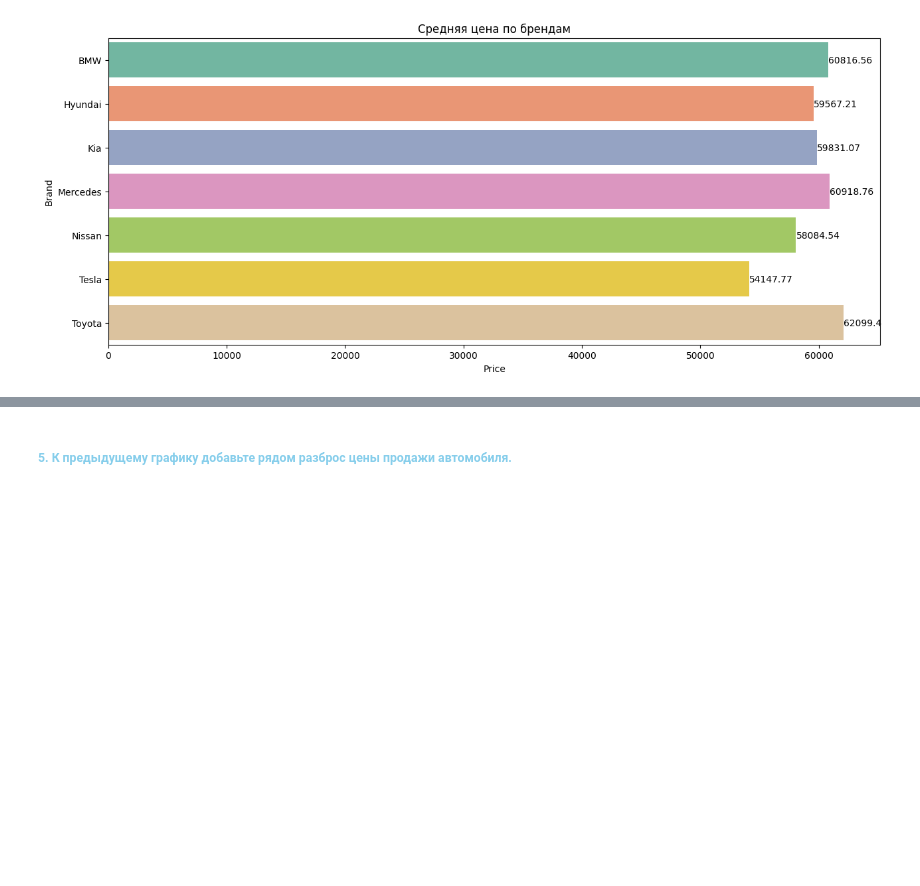
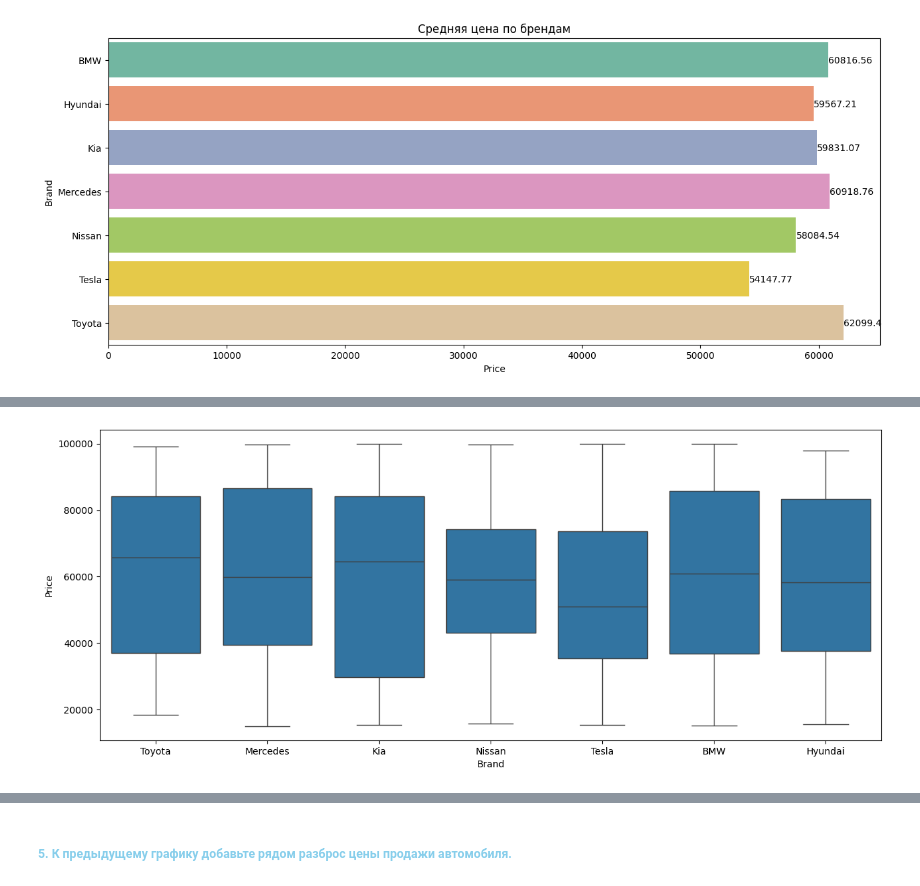
Before and after one commit to gggvitalii90/python_analytics_ich_120925, a Jupyter notebook: notebooks/Python for DA_L24_1-for_students.ipynb, the cells around one changed output, grey strips where cells are left out. Drawn from its saved outputs; the diff is of its cells as text; code cells hidden in the pictures; blank space fills up the shorter version.

```diff
--- a/notebooks/Python for DA_L24_1-for_students.ipynb
+++ b/notebooks/Python for DA_L24_1-for_students.ipynb
@@ -585,3 +585,6 @@ Passing `palette` without assigning `hue` is deprecated and will be removed in v
 
   sns.barplot(y = 'Brand', x = 'Price', data = price_by_brend, palette = 'Set2', orient = 'h')
 [figure]
+# %%
+price_by_brend_1 = pd.merge(sales, cars, on = 'Car_ID')
+price_by_brend_1
@@ -587,0 +605,7 @@ Passing `palette` without assigning `hue` is deprecated and will be removed in v
+# %%
+plt.figure(figsize = (15, 6))
+sns.boxplot(y = 'Price', x = 'Brand', data = price_by_brend_1)
+
+plt.show()
+# %% [output]
+[figure, added]
```
Also changed, not shown: parts of 11 cells of this notebook, 1 other file.
